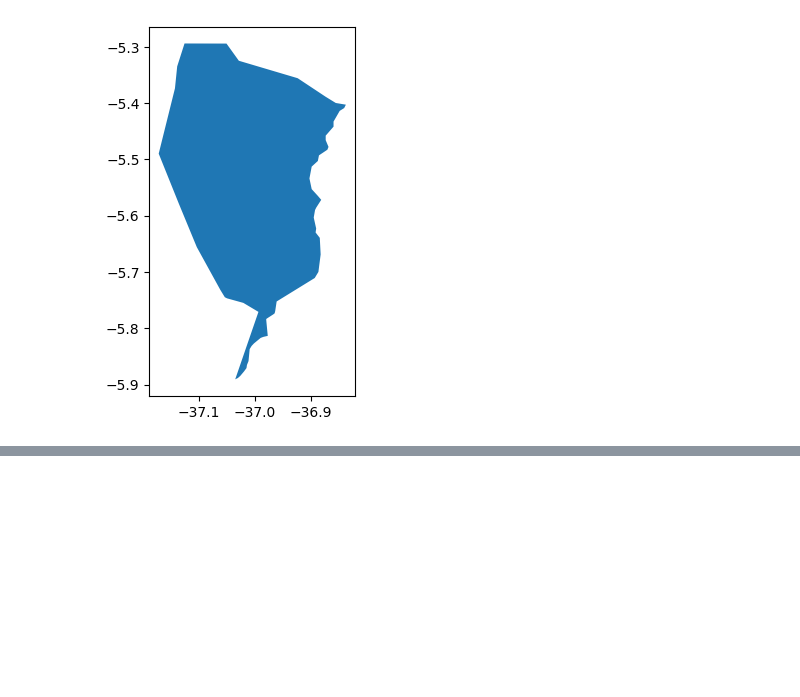
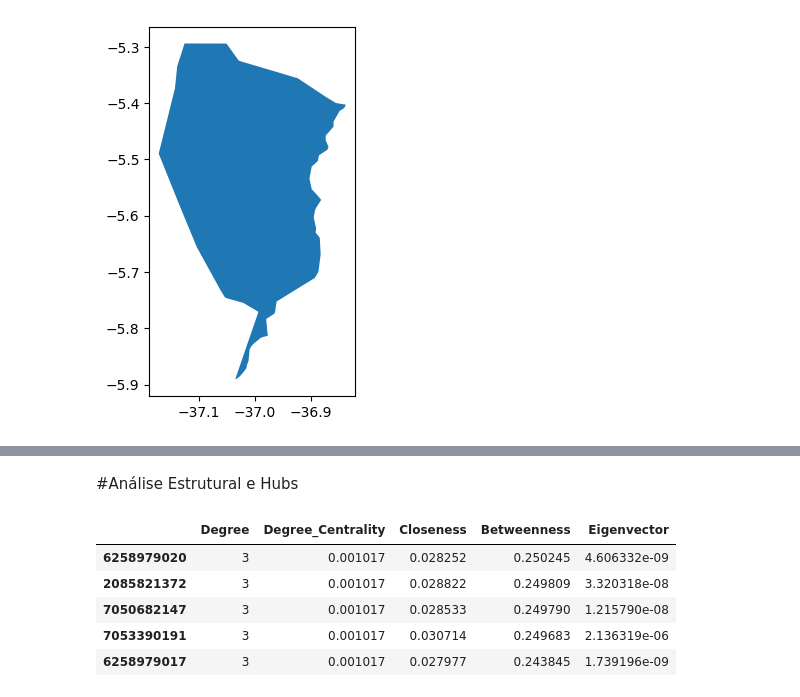
Before and after one commit to JPOC02/Structural_Analysis_Urban-Networks_OSMnx_NetworkX_Gephi, a Jupyter notebook: init.ipynb, the cells around one changed output, grey strips where cells are left out. Saved outputs shown, nothing was run; the diff lists cells and outputs as text; code cells hidden in the pictures; blank space fills up the shorter version.

```diff
--- a/init.ipynb
+++ b/init.ipynb
@@ -27,0 +31,36 @@ Número de arestas: 7968
+# %% [markdown]
+#Análise Estrutural e Hubs
+# %%
+# 1. Grau Absoluto (Contagem de ruas por cruzamento)
+degree = dict(G_undirected.degree())
+
+# 2. Degree Centrality (Métrica normalizada)
+degree_centrality = nx.degree_centrality(G_undirected)
+
+# 3. Closeness Centrality
+closeness_centrality = nx.closeness_centrality(G_undirected)
+
+# 4. Betweenness Centrality
+betweenness_centrality = nx.betweenness_centrality(G_undirected, normalized=True)
+
+# 5. Eigenvector Centrality
+G_simples = nx.Graph(G_undirected)
+eigenvector_centrality = nx.eigenvector_centrality(G_simples, max_iter=1000)
+
+df_metricas = pd.DataFrame({
+    'Degree': degree,
+    'Degree_Centrality': degree_centrality,
+    'Closeness': closeness_centrality,
+    'Betweenness': betweenness_centrality,
+    'Eigenvector': eigenvector_centrality
+})
+
+# Mostra os 5 nós com maior Betweenness (os maiores gargalos da cidade)
+df_metricas.sort_values(by='Betweenness', ascending=False).head(5)
+# %% [output]
+|  | Degree | Degree_Centrality | Closeness | Betweenness | Eigenvector |
+| 6258979020 | 3 | 0.001017 | 0.028252 | 0.250245 | 4.606332e-09 |
+| 2085821372 | 3 | 0.001017 | 0.028822 | 0.249809 | 3.320318e-08 |
+| 7050682147 | 3 | 0.001017 | 0.028533 | 0.249790 | 1.215790e-08 |
+| 7053390191 | 3 | 0.001017 | 0.030714 | 0.249683 | 2.136319e-06 |
+| 6258979017 | 3 | 0.001017 | 0.027977 | 0.243845 | 1.739196e-09 |
```
Also changed, not shown: parts of 11 cells of this notebook.
